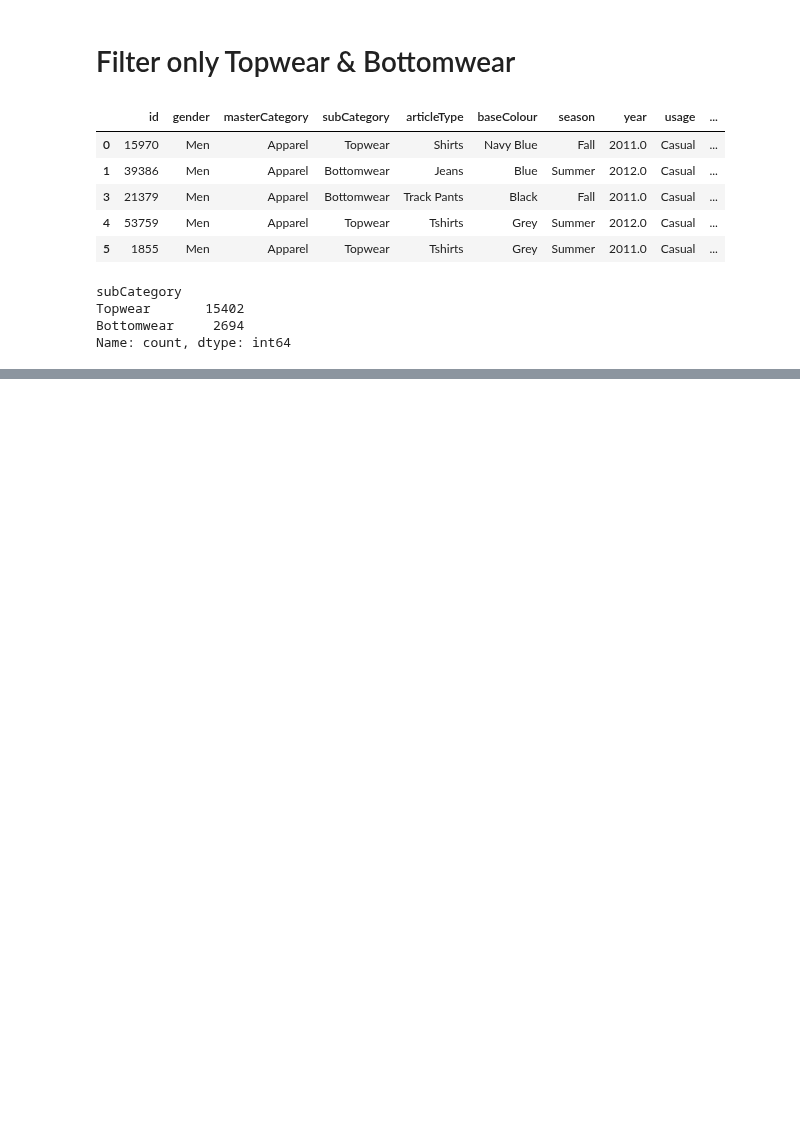
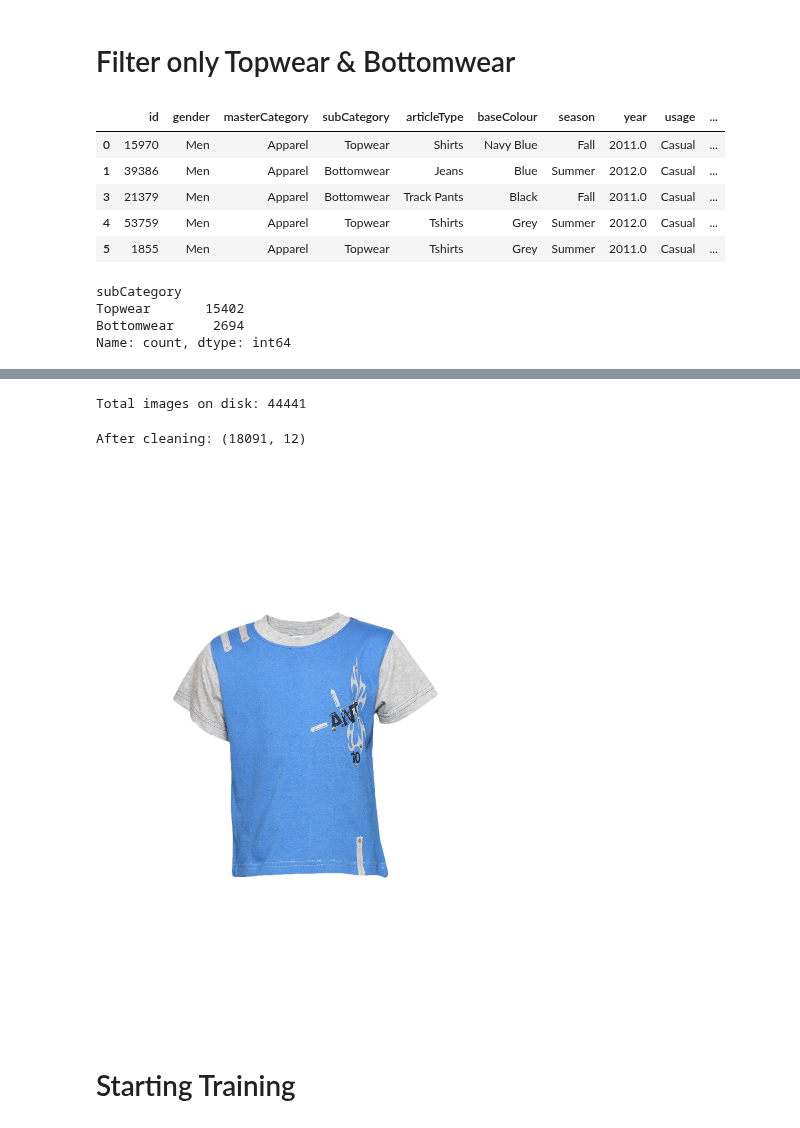
Before and after one commit to faseeh1279/cnn-product-recommendation-system, a Jupyter notebook: cnn-product-recommendation-system.ipynb, the cells around one changed output, grey strips where cells are left out. Saved outputs shown, nothing was run; the diff lists cells and outputs as text; code cells hidden in the pictures; blank space fills up the shorter version.

Commit message:
A CNN Model trained from scratch for binary apparel classification. The learned feature representations were extracted and used with cosine similarity to recommend visually similar products.

```diff
--- a/cnn-product-recommendation-system.ipynb
+++ b/cnn-product-recommendation-system.ipynb
@@ -728,0 +894,34 @@ Name: count, dtype: int64
+# %%
+import os
+
+image_dir = f"{base_path}/images"
+
+existing_images = set(os.listdir(image_dir))
+print("Total images on disk:", len(existing_images))
+# %% [output]
+Total images on disk: 44441
+# %%
+apparel_df['image'] = apparel_df['id'].astype(str) + ".jpg"
+
+# Keep only rows where image exists
+apparel_df = apparel_df[apparel_df['image'].isin(existing_images)].copy()
+
+print("After cleaning:", apparel_df.shape)
+# %% [output]
+After cleaning: (18091, 12)
+# %%
+from sklearn.model_selection import train_test_split
+
+train_df, temp_df = train_test_split(
+    apparel_df,
+    test_size=0.3,
+    stratify=apparel_df['label'],
+    random_state=42
+)
+
+val_df, test_df = train_test_split(
+    temp_df,
+    test_size=0.5,
+    stratify=temp_df['label'],
+    random_state=42
+)
@@ -728,0 +936,9 @@ Name: count, dtype: int64
+# %%
+# Try loading one image
+from PIL import Image
+img_path = os.path.join(image_dir, train_df.iloc[0]['image'])
+Image.open(img_path)
+# %% [output]
+[figure, added]
+# %% [markdown]
+# Starting Training
```
Also changed, not shown: parts of 36 cells of this notebook.
